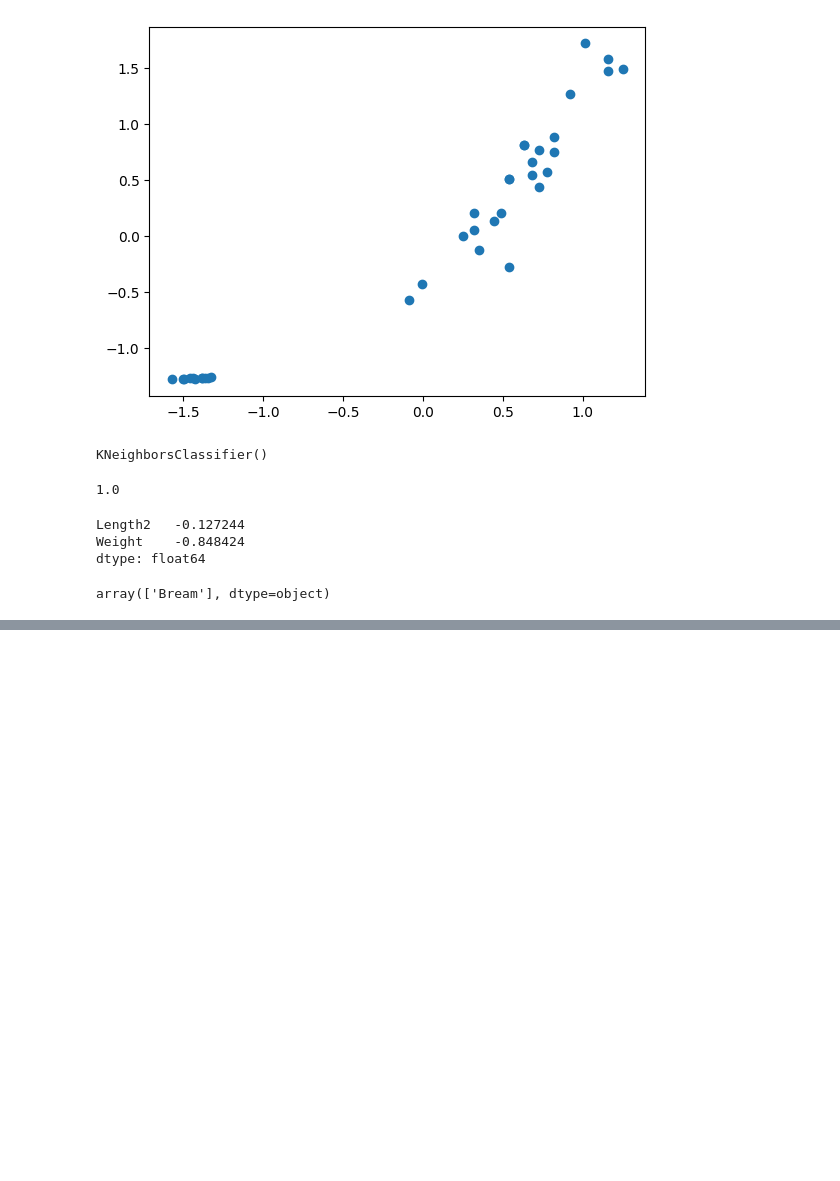
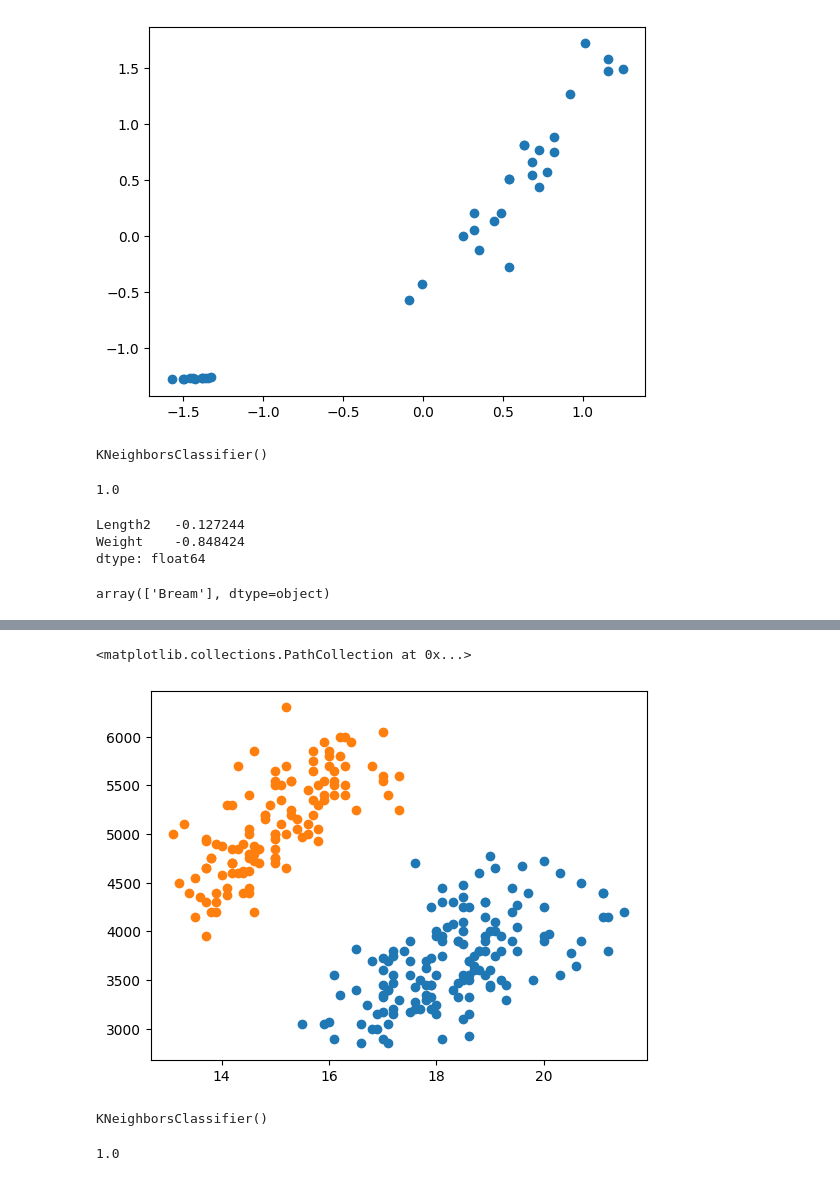
Before and after one commit to jangyunseo4547/ml, a Jupyter notebook: 2-2.ipynb, the cells around one changed output, grey strips where cells are left out. Saved outputs shown, nothing was run; the diff lists cells and outputs as text; code cells hidden in the pictures; blank space fills up the shorter version.

```diff
--- a/2-2.ipynb
+++ b/2-2.ipynb
@@ -154,0 +155,5 @@ array(['Bream'], dtype=object)
+# %%
+import seaborn as sns
+
+df = sns.load_dataset('penguins')
+df.head()
@@ -154,0 +186,2 @@ array(['Bream'], dtype=object)
+# %%
+df = df.dropna() #df.dropna(inplace = True) / 원본 데이터에 저장
@@ -154,0 +220,10 @@ array(['Bream'], dtype=object)
+# %%
+# 3. 산포도 확인
+
+import matplotlib.pyplot as plt
+
+plt.scatter(df.loc[df['species'] == 'Adelie', 'bill_depth_mm'], df.loc[df['species'] == 'Adelie', 'body_mass_g'])
+plt.scatter(df.loc[df['species'] == 'Gentoo', 'bill_depth_mm'], df.loc[df['species'] == 'Gentoo', 'body_mass_g'])
+# %% [output]
+<matplotlib.collections.PathCollection at 0x...>
+[figure, added]
@@ -154,0 +246,12 @@ array(['Bream'], dtype=object)
+# %%
+# 7. 학습
+kn.fit(train_scaled, train_target)
+# %% [output]
+KNeighborsClassifier()
+# %%
+# 8. 평가
+
+test_scaled = (test_input - mean) / std
+kn.score(test_scaled, test_target)
+# %% [output]
+1.0
```
Also changed, not shown: parts of 9 cells of this notebook, 4 other files.
